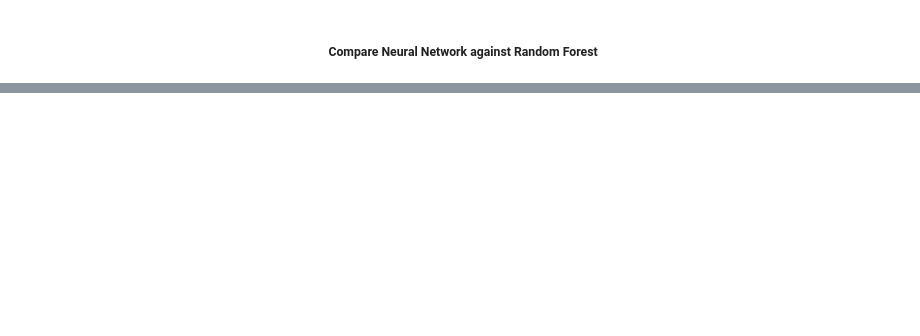
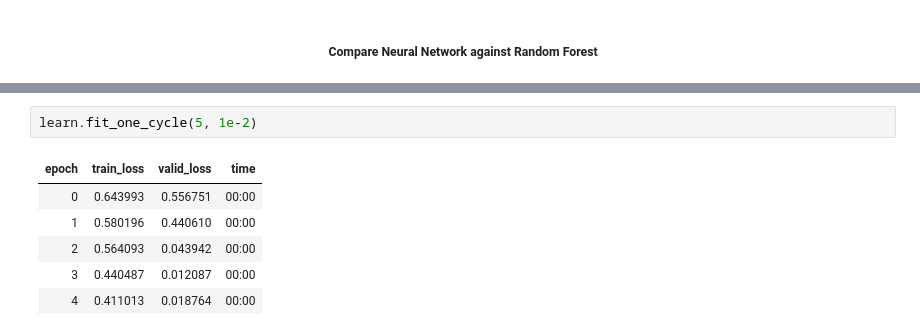
Before and after one commit to ZackLoken/Savanna-Institute-Image-Analysis, a Jupyter notebook: Hazelnut_Biomass/Predicting_Hazelnut_Biomass_from_ImageDerived_CanopyMetrics.ipynb, the cells around one changed output, grey strips where cells are left out. Drawn from its saved outputs; the diff is of its cells as text; blank space fills up the shorter version.

```diff
--- a/Hazelnut_Biomass/Predicting_Hazelnut_Biomass_from_ImageDerived_CanopyMetrics.ipynb
+++ b/Hazelnut_Biomass/Predicting_Hazelnut_Biomass_from_ImageDerived_CanopyMetrics.ipynb
@@ -237,0 +284,9 @@ waterfallcharts.waterfall(valid_xs_final.columns, contributions[0], threshold=0.
+# %%
+learn.fit_one_cycle(5, 1e-2)
+# %% [output]
+| epoch | train_loss | valid_loss | time |
+| 0 | 0.643993 | 0.556751 | 00:00 |
+| 1 | 0.580196 | 0.440610 | 00:00 |
+| 2 | 0.564093 | 0.043942 | 00:00 |
+| 3 | 0.440487 | 0.012087 | 00:00 |
+| 4 | 0.411013 | 0.018764 | 00:00 |
```
Also changed, not shown: parts of 21 cells of this notebook.
